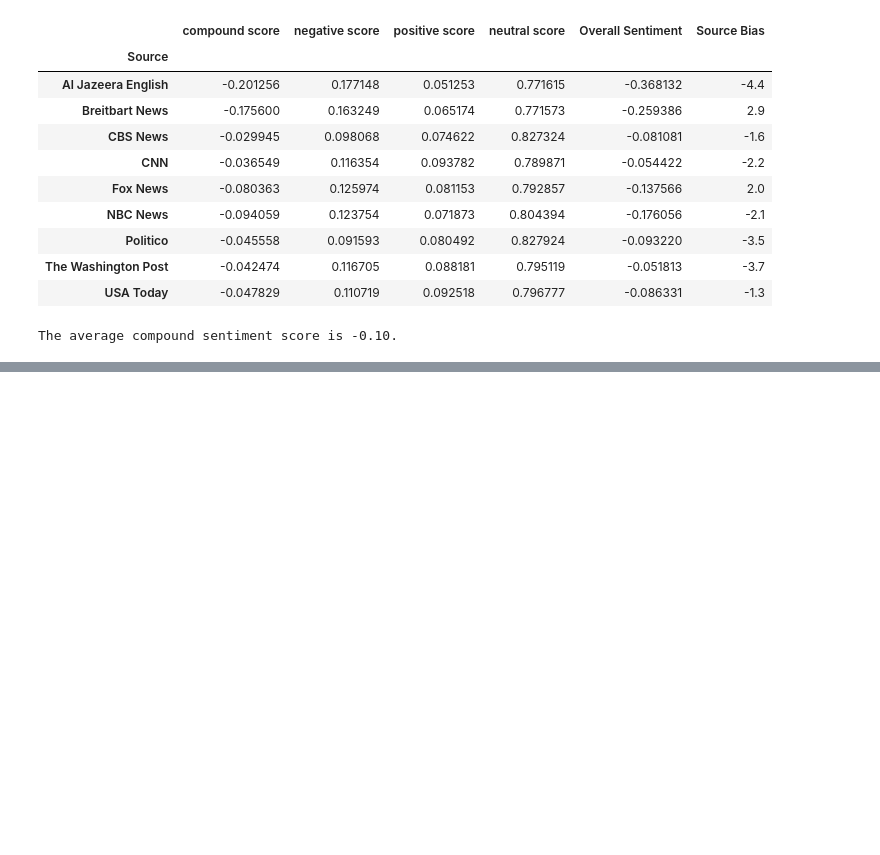
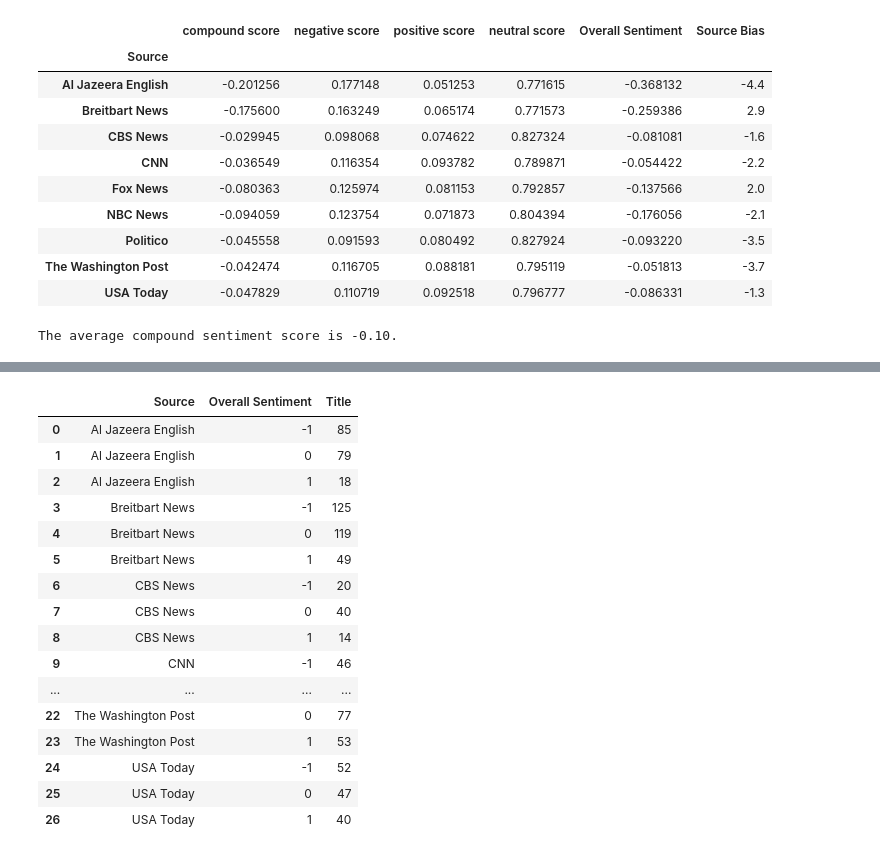
Before and after one commit to James-Ashley/sentiment_analysis, a Jupyter notebook: data_analysis/data_analysis_complete.ipynb, the cells around one changed output, grey strips where cells are left out. Saved outputs shown, nothing was run; the diff lists cells and outputs as text; code cells hidden in the pictures; blank space fills up the shorter version.

```diff
--- a/data_analysis/data_analysis_complete.ipynb
+++ b/data_analysis/data_analysis_complete.ipynb
@@ -137,0 +143,22 @@ plt.show()
+# %%
+# Bar graph of sentiment labels by news source
+sentiments = df[['Source', 'Overall Sentiment', 'Title']].groupby(['Source', 'Overall Sentiment']).count()
+sentiments.reset_index()
+# %% [output]
+|  | Source | Overall Sentiment | Title |
+| 0 | Al Jazeera English | -1 | 85 |
+| 1 | Al Jazeera English | 0 | 79 |
+| 2 | Al Jazeera English | 1 | 18 |
+| 3 | Breitbart News | -1 | 125 |
+| 4 | Breitbart News | 0 | 119 |
+| 5 | Breitbart News | 1 | 49 |
+| 6 | CBS News | -1 | 20 |
+| 7 | CBS News | 0 | 40 |
+| 8 | CBS News | 1 | 14 |
+| 9 | CNN | -1 | 46 |
+| ... | ... | ... | ... |
+| 22 | The Washington Post | 0 | 77 |
+| 23 | The Washington Post | 1 | 53 |
+| 24 | USA Today | -1 | 52 |
+| 25 | USA Today | 0 | 47 |
+| 26 | USA Today | 1 | 40 |
```
Also changed, not shown: parts of 7 cells of this notebook.
